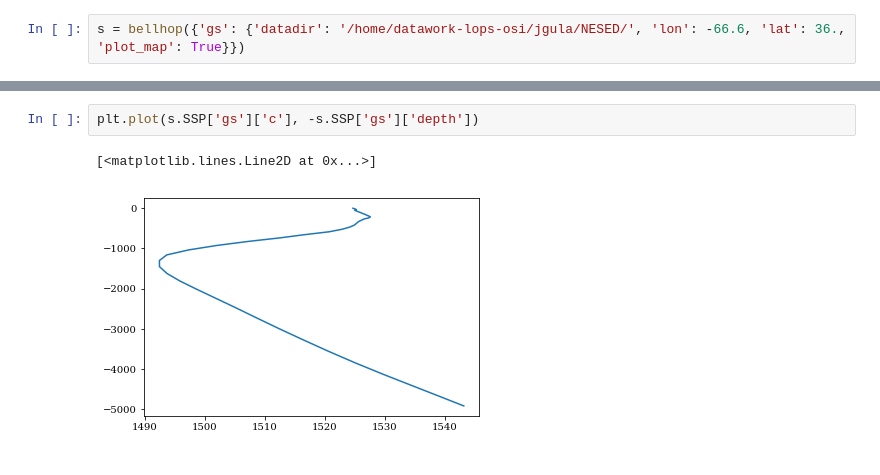
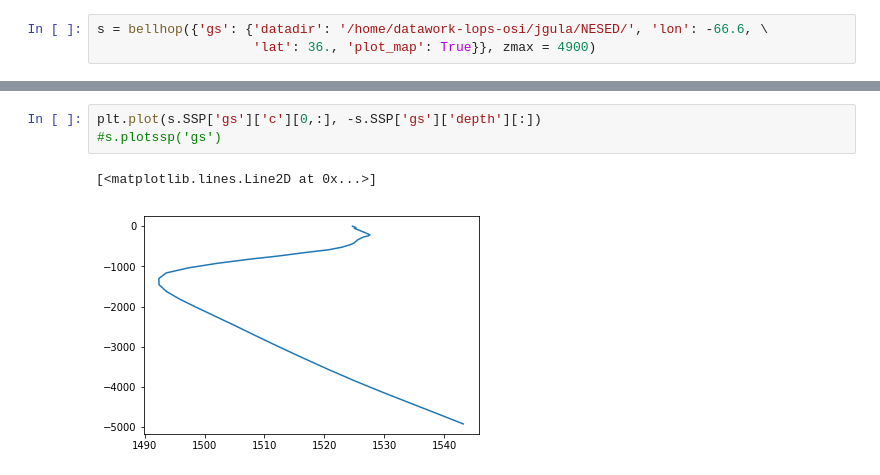
Before and after one commit to ponchama/Cognac_Acoustique, a Jupyter notebook: Bellhop/ssp_flow.ipynb, the cells around one changed output, grey strips where cells are left out. Saved outputs shown, nothing was run; the diff lists cells and outputs as text.

```diff
--- a/Bellhop/ssp_flow.ipynb
+++ b/Bellhop/ssp_flow.ipynb
@@ -9,7 +12,8 @@ import matplotlib.pyplot as plt
 The autoreload extension is already loaded. To reload it, use:
   %reload_ext autoreload
 # %%
-s = bellhop({'gs': {'datadir': '/home/datawork-lops-osi/jgula/NESED/', 'lon': -66.6, 'lat': 36., 'plot_map': True}})
+s = bellhop({'gs': {'datadir': '/home/datawork-lops-osi/jgula/NESED/', 'lon': -66.6, \
+                    'lat': 36., 'plot_map': True}}, zmax = 4900)
 # %% [output]
 1 grid file found, uses: /home/datawork-lops-osi/jgula/NESED/nesea_grd.nc
 -- Grid object
@@ -22,5 +26,6 @@ Uses the following output file: /home/datawork-lops-osi/jgula/NESED/nesed_avg.00
 # %%
-plt.plot(s.SSP['gs']['c'], -s.SSP['gs']['depth'])
+plt.plot(s.SSP['gs']['c'][0,:], -s.SSP['gs']['depth'][:])
+#s.plotssp('gs')
 # %% [output]
 [<matplotlib.lines.Line2D at 0x...>]
-[figure, old version]
+[figure, new version]
```
Also changed, not shown: parts of 2 cells of this notebook.
